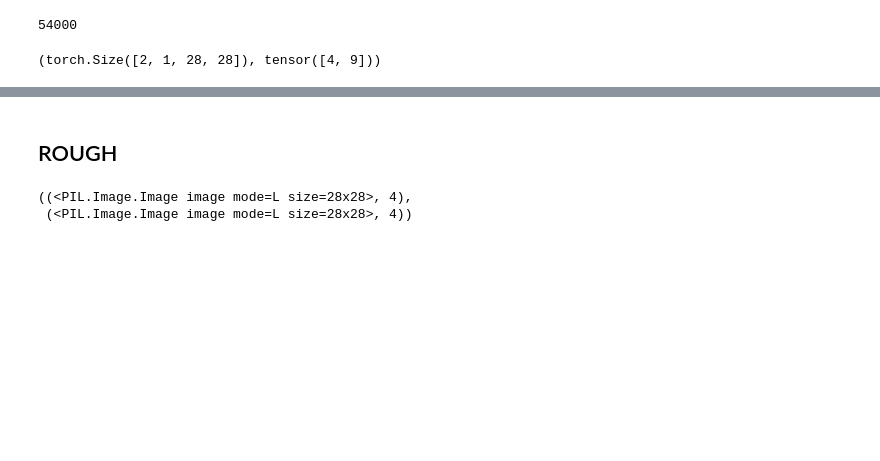
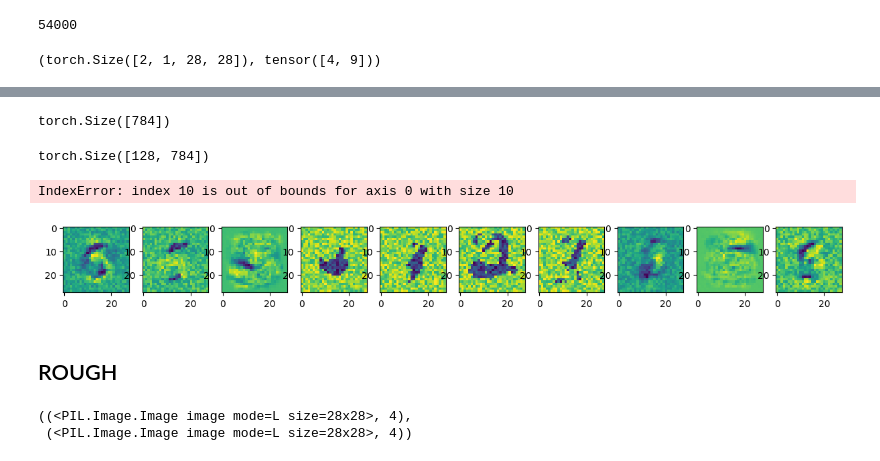
Before and after one commit to gouherdanish/mnist_classification, a Jupyter notebook: poc.ipynb, the cells around one changed output, grey strips where cells are left out. Drawn from its saved outputs; the diff is of its cells as text; code cells hidden in the pictures; blank space fills up the shorter version.

```diff
--- a/poc.ipynb
+++ b/poc.ipynb
@@ -322,0 +434,3 @@ def train_epoch(model, dataloader, lr=0.01, optimizer=None, loss_fn=nn.CrossEntr
+# %%
+weights = next(model.parameters())
+weights
@@ -323,3 +447,22 @@ def train_epoch(model, dataloader, lr=0.01, optimizer=None, loss_fn=nn.CrossEntr
+# %%
+weights[0].shape
+# %% [output]
+torch.Size([784])
+# %%
+weights.shape
+# %% [output]
+torch.Size([128, 784])
+# %%
+fig,ax = plt.subplots(1,10,figsize=(15,4))
+for i, layer in enumerate(weights):
+    ax[i].imshow(layer.view(28,28).detach())
+# %%
+fig,ax = plt.subplots(1,10,figsize=(15,4))
+for i, layer in enumerate(weights):
+    ax[i].imshow(layer.view(28,28).detach())
+# %% [output]
+IndexError: index 10 is out of bounds for axis 0 with size 10
+[figure, added]
 # %% [markdown]
 ## ROUGH
 # %%
```
Also changed, not shown: parts of 29 cells of this notebook.
